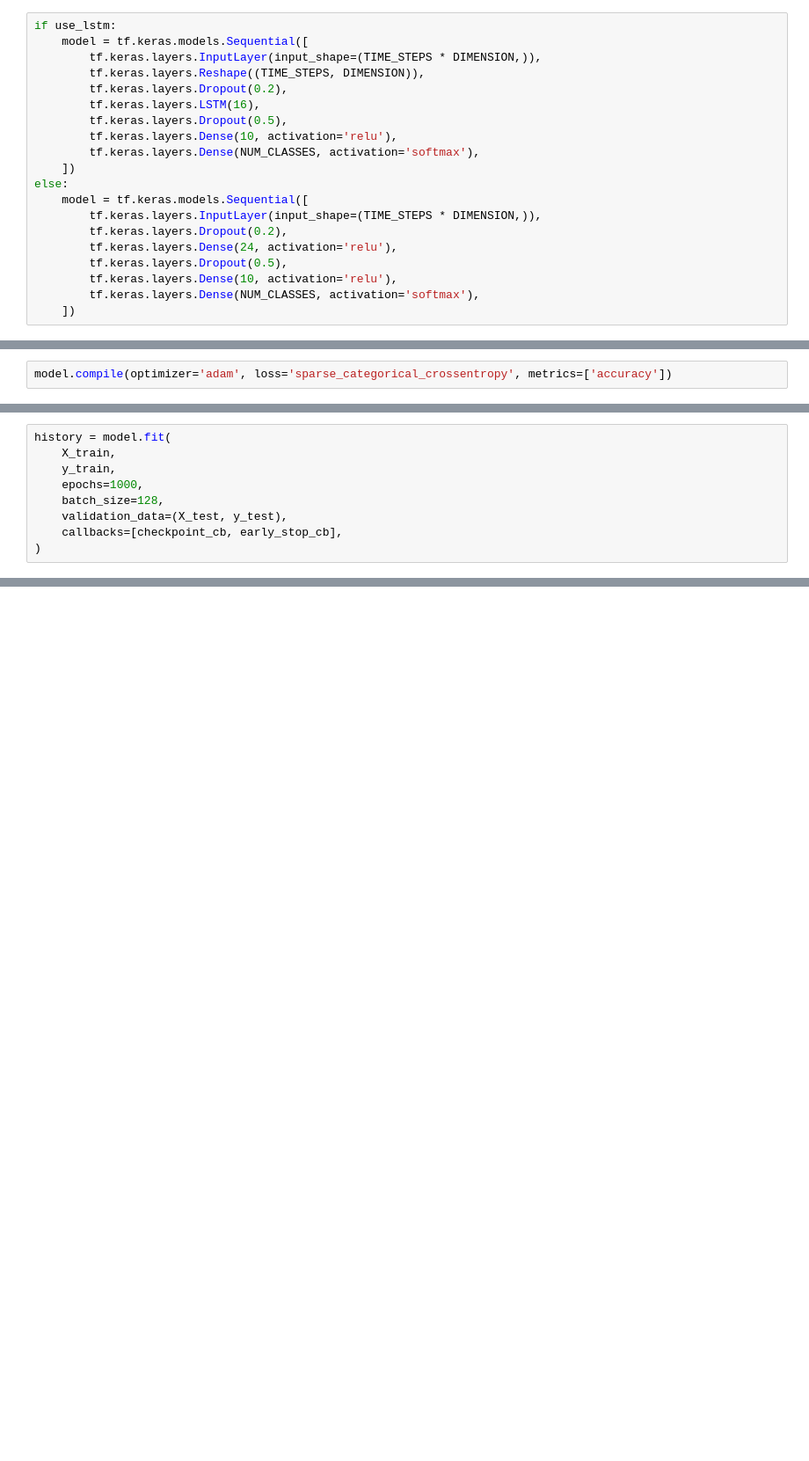
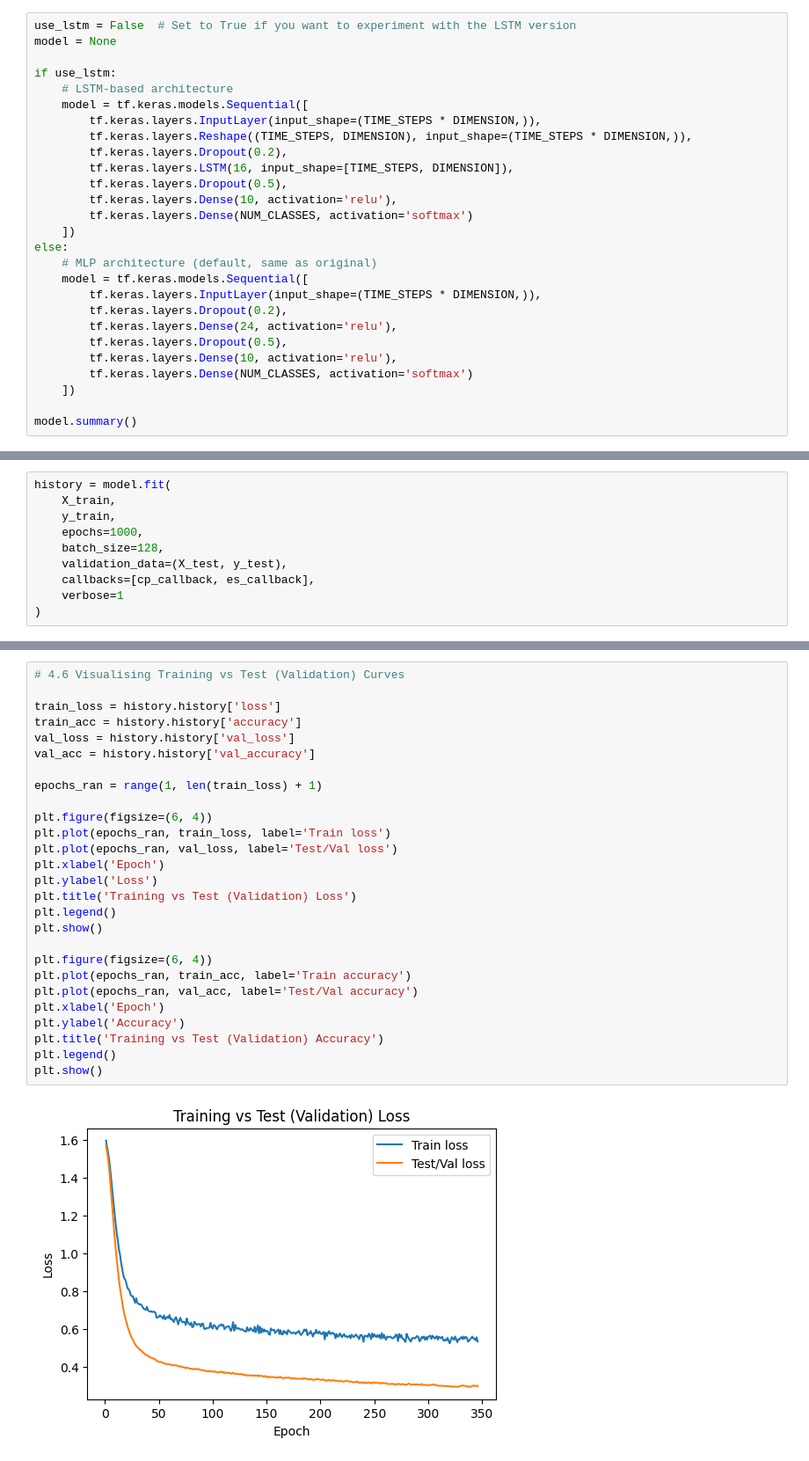
Before and after one commit to NatBrian/mediapipe-hand-recognition, a Jupyter notebook: notebooks/point_history_training.ipynb, the cells around one changed output, grey strips where cells are left out. Shown at 88% size. Cells and saved outputs as stored; diff of their text form; blank space fills up the shorter version.

Commit message:
add more explanation on the training and algoithm of point_history_training

```diff
--- a/notebooks/point_history_training.ipynb
+++ b/notebooks/point_history_training.ipynb
@@ -27,20 +248,27 @@ X_train, X_test, y_train, y_test = train_test_split(
 # %%
+use_lstm = False  # Set to True if you want to experiment with the LSTM version
+model = None
+
 if use_lstm:
+    # LSTM-based architecture
     model = tf.keras.models.Sequential([
         tf.keras.layers.InputLayer(input_shape=(TIME_STEPS * DIMENSION,)),
-        tf.keras.layers.Reshape((TIME_STEPS, DIMENSION)),
+        tf.keras.layers.Reshape((TIME_STEPS, DIMENSION), input_shape=(TIME_STEPS * DIMENSION,)),
         tf.keras.layers.Dropout(0.2),
-        tf.keras.layers.LSTM(16),
+        tf.keras.layers.LSTM(16, input_shape=[TIME_STEPS, DIMENSION]),
         tf.keras.layers.Dropout(0.5),
         tf.keras.layers.Dense(10, activation='relu'),
-        tf.keras.layers.Dense(NUM_CLASSES, activation='softmax'),
+        tf.keras.layers.Dense(NUM_CLASSES, activation='softmax')
     ])
 else:
+    # MLP architecture (default, same as original)
     model = tf.keras.models.Sequential([
         tf.keras.layers.InputLayer(input_shape=(TIME_STEPS * DIMENSION,)),
         tf.keras.layers.Dropout(0.2),
         tf.keras.layers.Dense(24, activation='relu'),
         tf.keras.layers.Dropout(0.5),
         tf.keras.layers.Dense(10, activation='relu'),
-        tf.keras.layers.Dense(NUM_CLASSES, activation='softmax'),
+        tf.keras.layers.Dense(NUM_CLASSES, activation='softmax')
     ])
+
+model.summary()
@@ -47,2 +292,0 @@ else:
-# %%
-model.compile(optimizer='adam', loss='sparse_categorical_crossentropy', metrics=['accuracy'])
@@ -56,5 +330,6 @@ history = model.fit(
     epochs=1000,
     batch_size=128,
     validation_data=(X_test, y_test),
-    callbacks=[checkpoint_cb, early_stop_cb],
+    callbacks=[cp_callback, es_callback],
+    verbose=1
 )
@@ -65,0 +354,29 @@ TFLITE_SAVE_PATH.write_bytes(tflite_quantized_model)
+# %%
+# 4.6 Visualising Training vs Test (Validation) Curves
+
+train_loss = history.history['loss']
+train_acc = history.history['accuracy']
+val_loss = history.history['val_loss']
+val_acc = history.history['val_accuracy']
+
+epochs_ran = range(1, len(train_loss) + 1)
+
+plt.figure(figsize=(6, 4))
+plt.plot(epochs_ran, train_loss, label='Train loss')
+plt.plot(epochs_ran, val_loss, label='Test/Val loss')
+plt.xlabel('Epoch')
+plt.ylabel('Loss')
+plt.title('Training vs Test (Validation) Loss')
+plt.legend()
+plt.show()
+
+plt.figure(figsize=(6, 4))
+plt.plot(epochs_ran, train_acc, label='Train accuracy')
+plt.plot(epochs_ran, val_acc, label='Test/Val accuracy')
+plt.xlabel('Epoch')
+plt.ylabel('Accuracy')
+plt.title('Training vs Test (Validation) Accuracy')
+plt.legend()
+plt.show()
+# %% [output]
+[figure, added]
```
Also changed, not shown: parts of 27 cells of this notebook, 1 other file.
